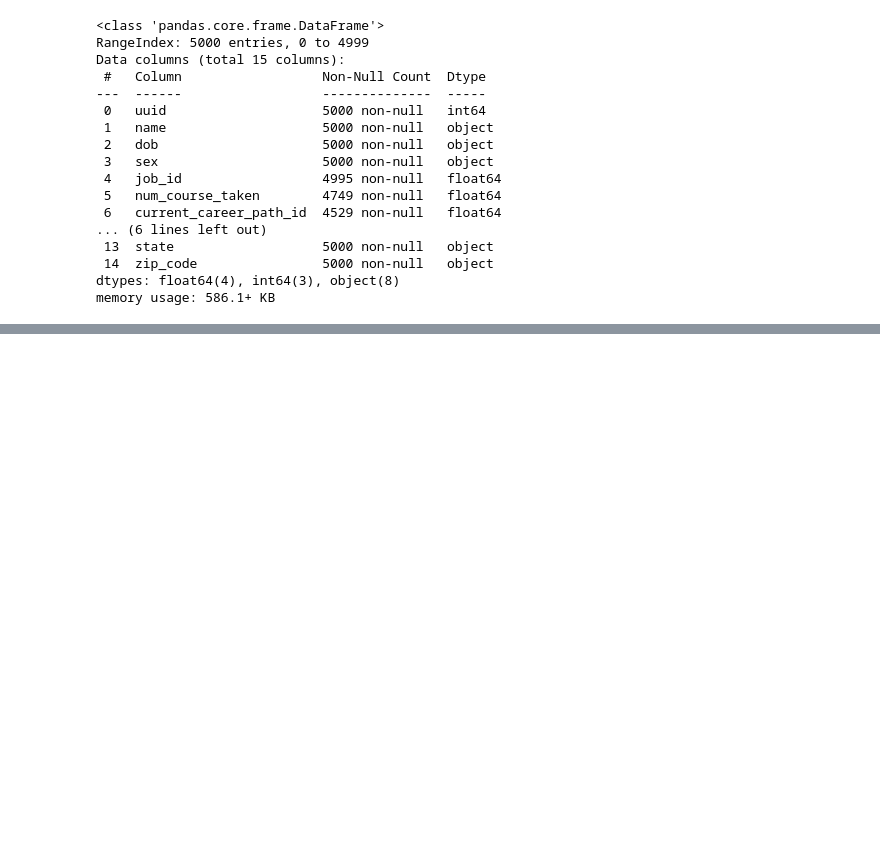
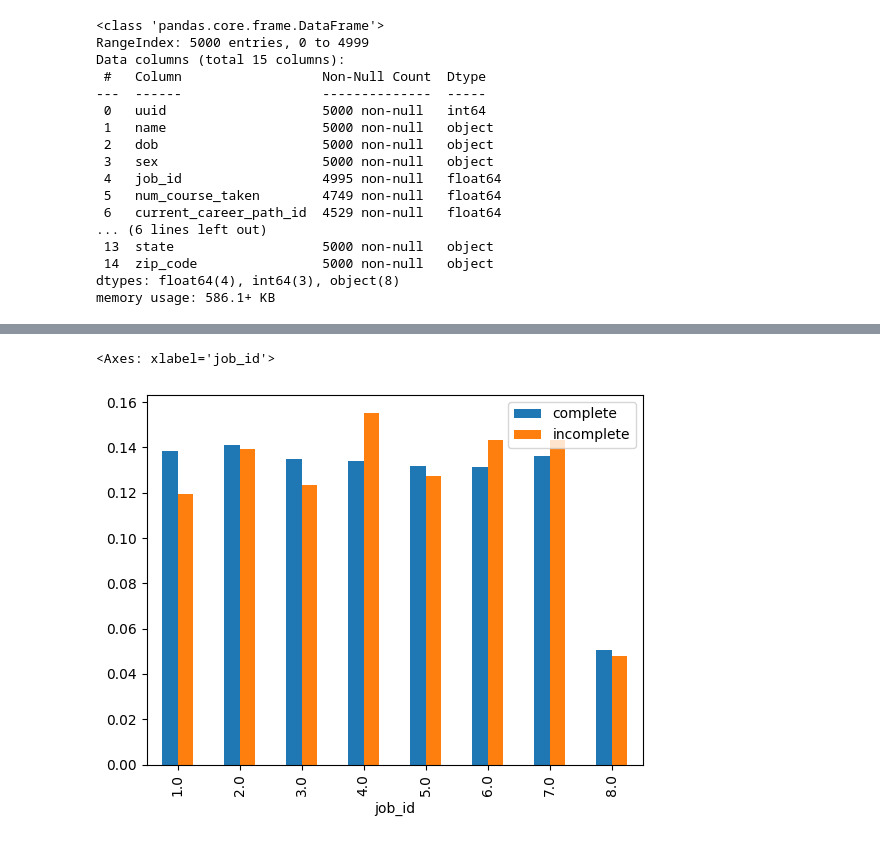
Before and after one commit to father-tom/Projects, a Jupyter notebook: SubPipeline/dev/data-exploration.ipynb, the cells around one changed output, grey strips where cells are left out. Cells and saved outputs as stored; diff of their text form; code cells hidden in the pictures; blank space fills up the shorter version.

```diff
--- a/SubPipeline/dev/data-exploration.ipynb
+++ b/SubPipeline/dev/data-exploration.ipynb
@@ -207,0 +239,8 @@ memory usage: 586.1+ KB
+# %%
+students_group = (students.groupby('job_id').count()['uuid']/len(students)).rename('complete')
+missing_group = (missing_course_taken.groupby('job_id').count()['uuid']/len(missing_course_taken)).rename('incomplete')
+df = pd.concat([students_group, missing_group], axis=1)
+df.plot.bar()
+# %% [output]
+<Axes: xlabel='job_id'>
+[figure, added]
```
Also changed, not shown: parts of 23 cells of this notebook.
